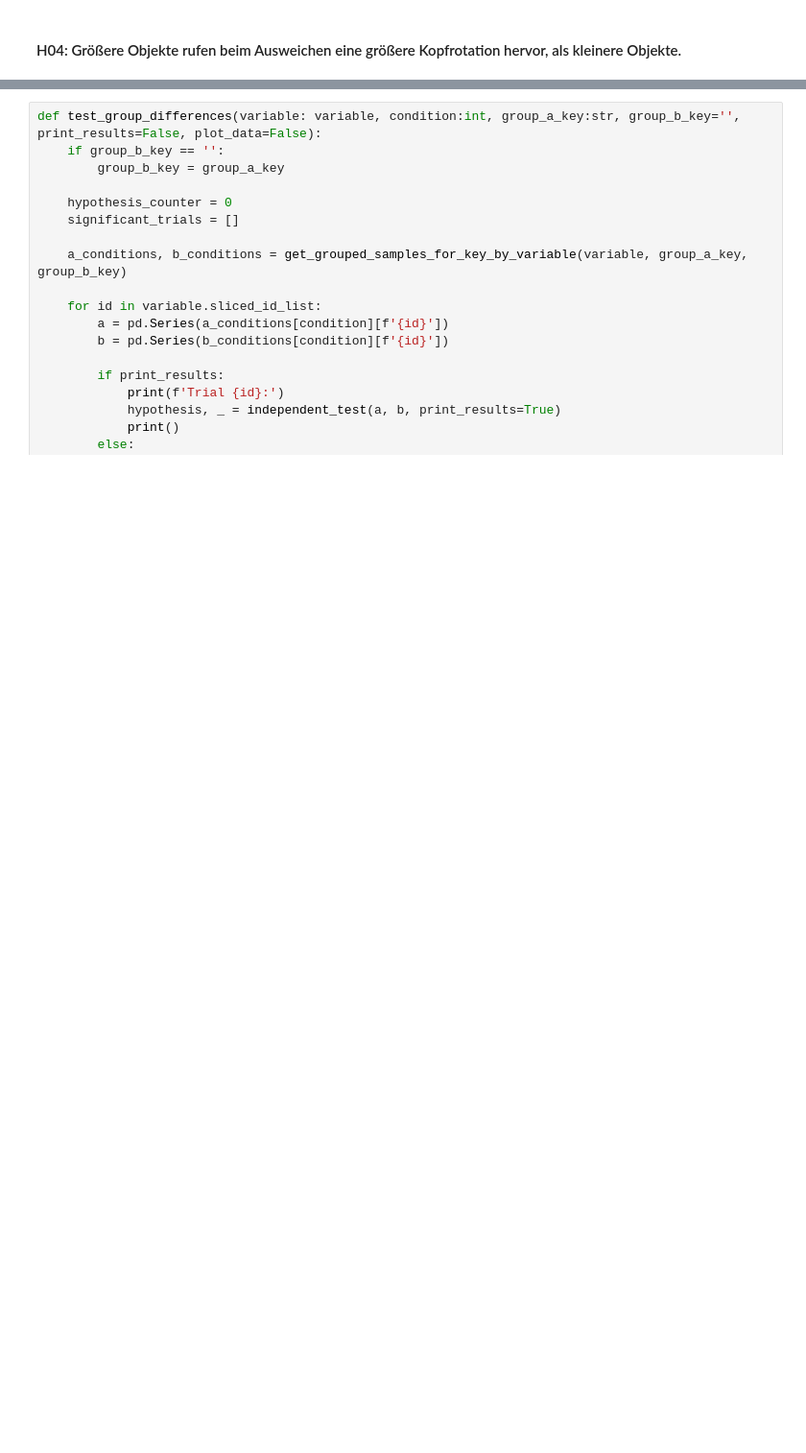
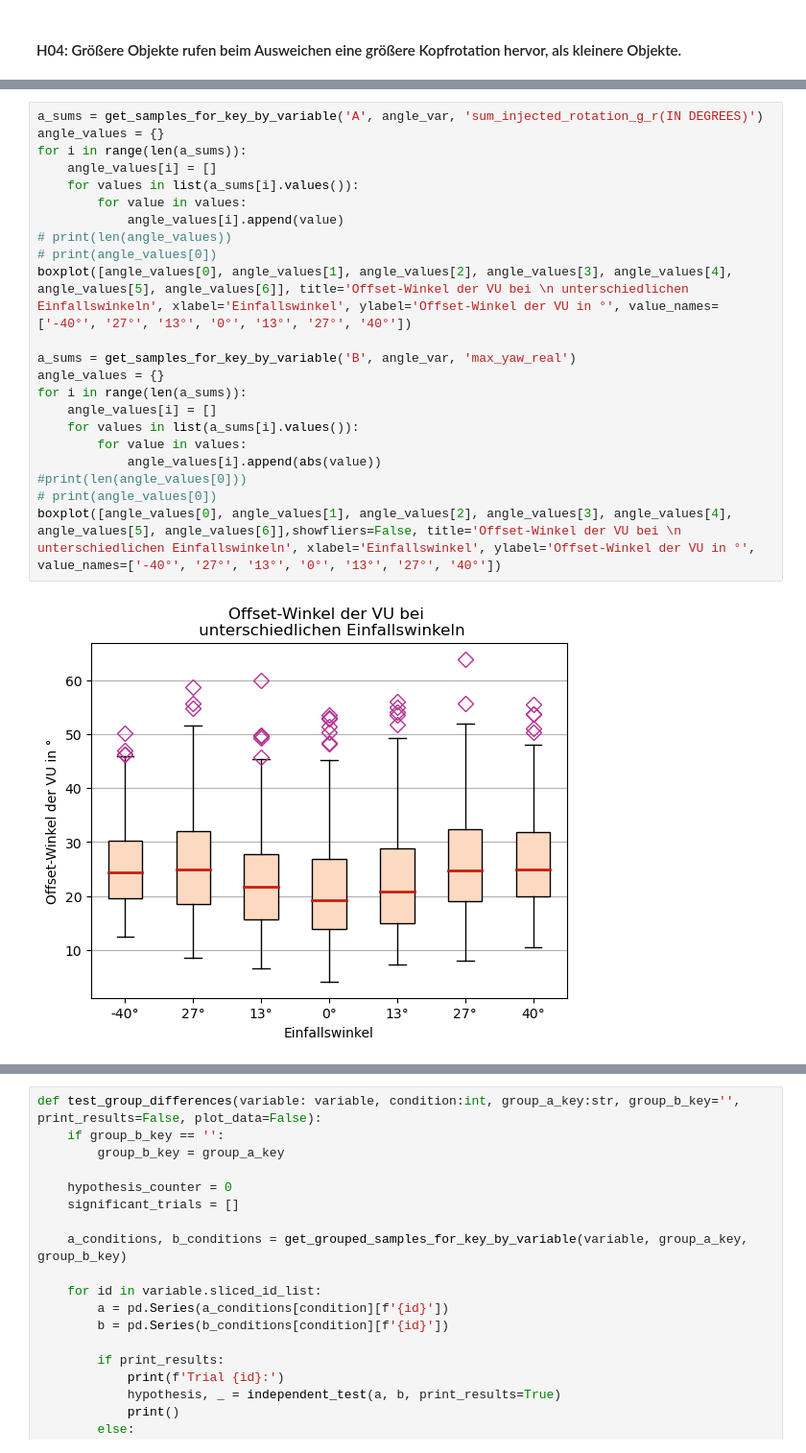
Before and after one commit to Knerten0815/VR_Dodge_Study, a Jupyter notebook: Data-Visualization/Jupyter Notebooks/How to load your data into python.ipynb, the cells around one changed output, grey strips where cells are left out. Shown at 96% size. Drawn from its saved outputs; the diff is of its cells as text; blank space fills up the shorter version.

```diff
--- a/Data-Visualization/Jupyter Notebooks/How to load your data into python.ipynb
+++ b/Data-Visualization/Jupyter Notebooks/How to load your data into python.ipynb
@@ -576,0 +657,24 @@ The 2 significant trials are: ['111', '220']
+# %%
+a_sums = get_samples_for_key_by_variable('A', angle_var, 'sum_injected_rotation_g_r(IN DEGREES)')
+angle_values = {}
+for i in range(len(a_sums)):
+    angle_values[i] = []
+    for values in list(a_sums[i].values()):
+        for value in values:
+            angle_values[i].append(value)
+# print(len(angle_values))
+# print(angle_values[0])
+boxplot([angle_values[0], angle_values[1], angle_values[2], angle_values[3], angle_values[4], angle_values[5], angle_values[6]], title='Offset-Winkel der VU bei \n unterschiedlichen Einfallswinkeln', xlabel='Einfallswinkel', ylabel='Offset-Winkel der VU in °', value_names=['-40°', '27°', '13°', '0°', '13°', '27°', '40°'])
+
+a_sums = get_samples_for_key_by_variable('B', angle_var, 'max_yaw_real')
+angle_values = {}
+for i in range(len(a_sums)):
+    angle_values[i] = []
+    for values in list(a_sums[i].values()):
+        for value in values:
+            angle_values[i].append(abs(value))
+#print(len(angle_values[0]))
+# print(angle_values[0])
+boxplot([angle_values[0], angle_values[1], angle_values[2], angle_values[3], angle_values[4], angle_values[5], angle_values[6]],showfliers=False, title='Offset-Winkel der VU bei \n unterschiedlichen Einfallswinkeln', xlabel='Einfallswinkel', ylabel='Offset-Winkel der VU in °', value_names=['-40°', '27°', '13°', '0°', '13°', '27°', '40°'])
+# %% [output]
+[figure, added]
```
Also changed, not shown: parts of 17 cells of this notebook.
